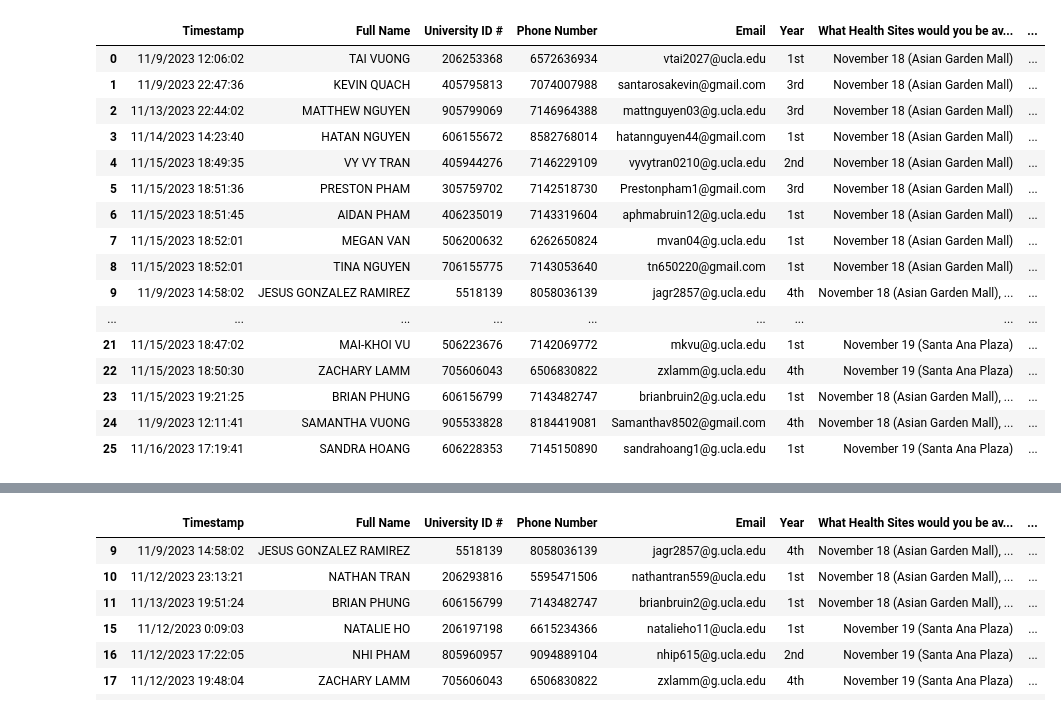
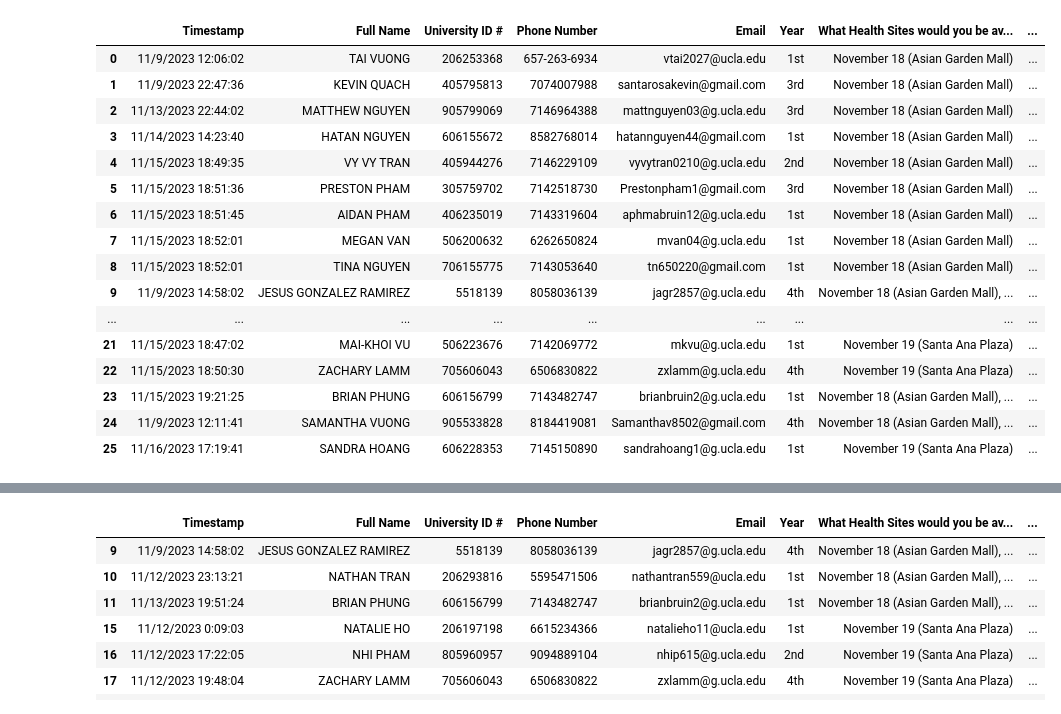
Before and after one commit to cath-chen/VCHAuto, a Jupyter notebook: VCH_HS_Auto.ipynb, the cells around one changed output, grey strips where cells are left out. Cells and saved outputs as stored; diff of their text form; code cells hidden in the pictures.

```diff
--- a/VCH_HS_Auto.ipynb
+++ b/VCH_HS_Auto.ipynb
@@ -1,15 +1,13 @@
 # %%
-import os
-os.chdir('/Users/kevinnhieu/Desktop/VCH_HS_AUTO')
 import pandas as pd
-week1_hs = pd.read_csv('week1_hs_test.csv')
+week1_hs = pd.read_csv('./week1_hs_test.csv')
 week1_hs['Full Name'] = week1_hs['Full Name'].str.upper()
-week1_hs['Phone Number'] = week1_hs['Phone Number'].replace('-', '', regex=True).astype(int)
+# week1_hs['Phone Number'] = week1_hs['Phone Number'].replace('-', '', regex=True).astype(int)
 #print(week1_hs.columns.tolist())
 week1_hs
 # %% [output]
 |  | Timestamp | Full Name | University ID # | Phone Number | Email | Year | What Health Sites would you be av... | ... |
-| 0 | 11/9/2023 12:06:02 | TAI VUONG | 206253368 | 6572636934 | vtai2027@ucla.edu | 1st | November 18 (Asian Garden Mall) | ... |
+| 0 | 11/9/2023 12:06:02 | TAI VUONG | 206253368 | 657-263-6934 | vtai2027@ucla.edu | 1st | November 18 (Asian Garden Mall) | ... |
 | 1 | 11/9/2023 22:47:36 | KEVIN QUACH | 405795813 | 7074007988 | santarosakevin@gmail.com | 3rd | November 18 (Asian Garden Mall) | ... |
 | 2 | 11/13/2023 22:44:02 | MATTHEW NGUYEN | 905799069 | 7146964388 | mattnguyen03@g.ucla.edu | 3rd | November 18 (Asian Garden Mall) | ... |
 | 3 | 11/14/2023 14:23:40 | HATAN NGUYEN | 606155672 | 8582768014 | hatannguyen44@gmail.com | 1st | November 18 (Asian Garden Mall) | ... |
```
Also changed, not shown: parts of 3 cells of this notebook.
